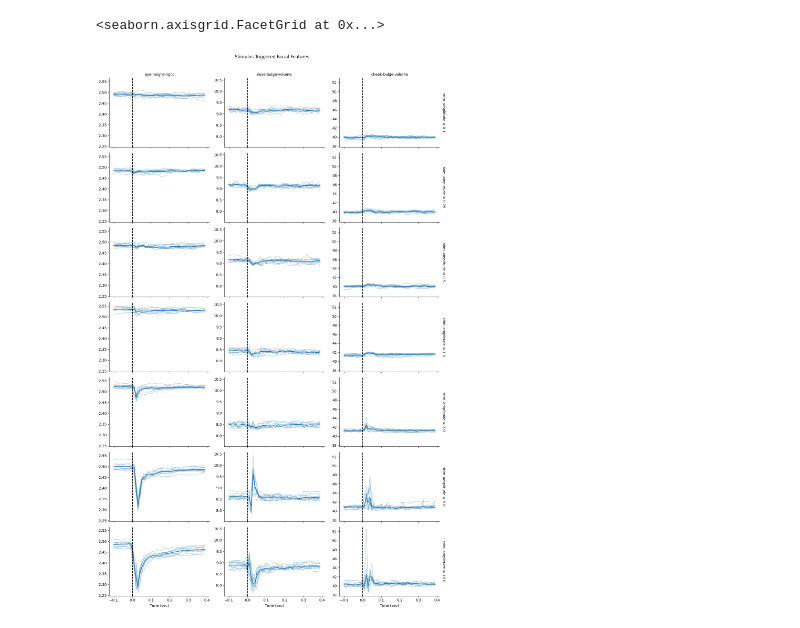
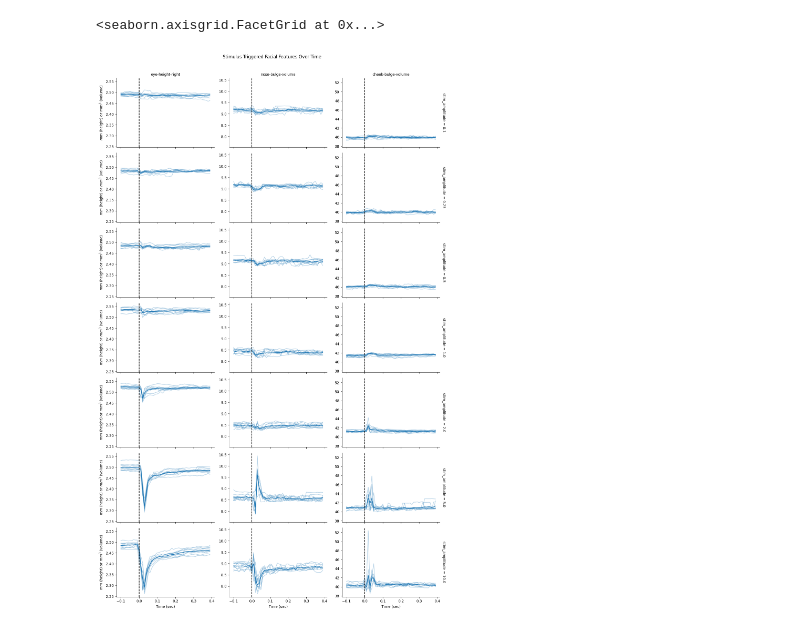
Before and after one commit to Hou-Lab-CSHL/cheese3d, a Jupyter notebook: demo.ipynb, the cells around one changed output. Saved outputs shown, nothing was run; the diff lists cells and outputs as text; code cells hidden in the pictures.

Commit message:
Changed y-axis and title labels of the plot.

```diff
--- a/demo.ipynb
+++ b/demo.ipynb
@@ -193,33 +193,33 @@ def plot_stim_align_helper(stim_times, timeseries, color):
     stim_times = _time_to_frame(stim_times.values[0])
     timeseries = timeseries.values[0]
     t_prestim = int(0.1 * 100) # 0.1 seconds before stim
     t_poststim = int(0.4 * 100) # 0.4 seconds after stim
     ys = [timeseries[(t - t_prestim):(t + t_poststim)] for t in stim_times]
     xs = [(np.arange(len(y)) - t_prestim) / 100 for y in ys]
     for x, y in zip(xs, ys):
         sns.lineplot(x=x, y=y, color=color, alpha=0.3)
     sns.lineplot(x=np.concatenate(xs), y=np.concatenate(ys),
                  color=color, errorbar=None)
     plt.axvline(0, color="black", linestyle="dashed")
 
 measurements = ["eye-height-right",
                 "nose-bulge-volume",
                 "cheek-bulge-volume"]
 g = sns.FacetGrid(merge_df.query("stim_shank == 'A' & stim_depth == 'A' & "
                                  "measurement_name in @measurements"),
                   row="stim_amplitude", col="measurement_name",
                   row_order=merge_df["stim_amplitude"].unique().sort(),
                   col_order=measurements,
                   sharey="col",
                   aspect=1.5,
                   margin_titles=True)
 g.map(plot_stim_align_helper, "stim_times", "timeseries")
-g.figure.suptitle(f"Stimulus Triggered Facial Features", y=1.01)
+g.figure.suptitle(f"Stimulus Triggered Facial Features Over Time", y=1.01)
 g.set_xlabels("Time (sec)")
-g.set_ylabels("")
+g.set_ylabels("$mm$ (height) or $mm^3$ (volume)")
 g.set_titles(col_template="{col_name}")
 sns.despine(g.figure)
 g.tight_layout()
 # %% [output]
 <seaborn.axisgrid.FacetGrid at 0x...>
-[figure, old version]
+[figure, new version]
```
Also changed, not shown: parts of 4 cells of this notebook.
